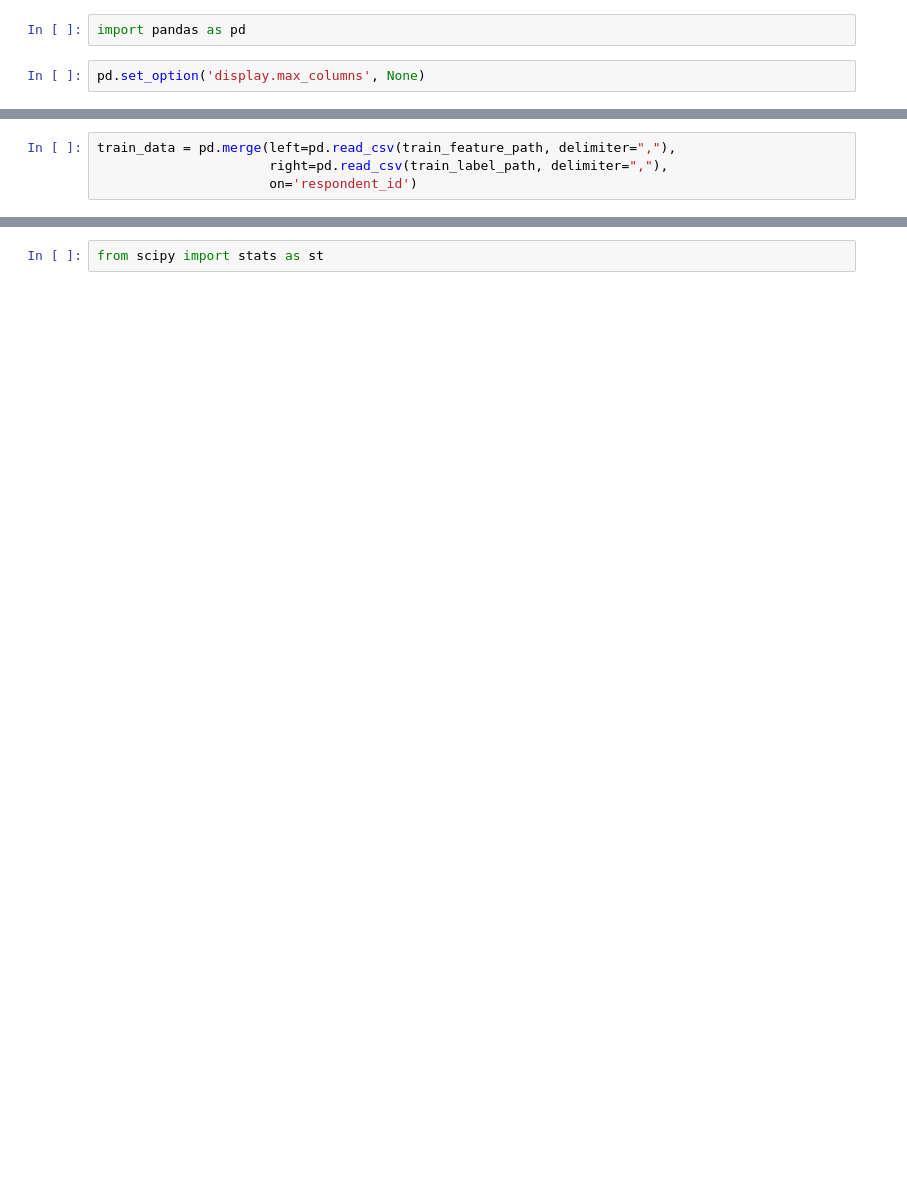
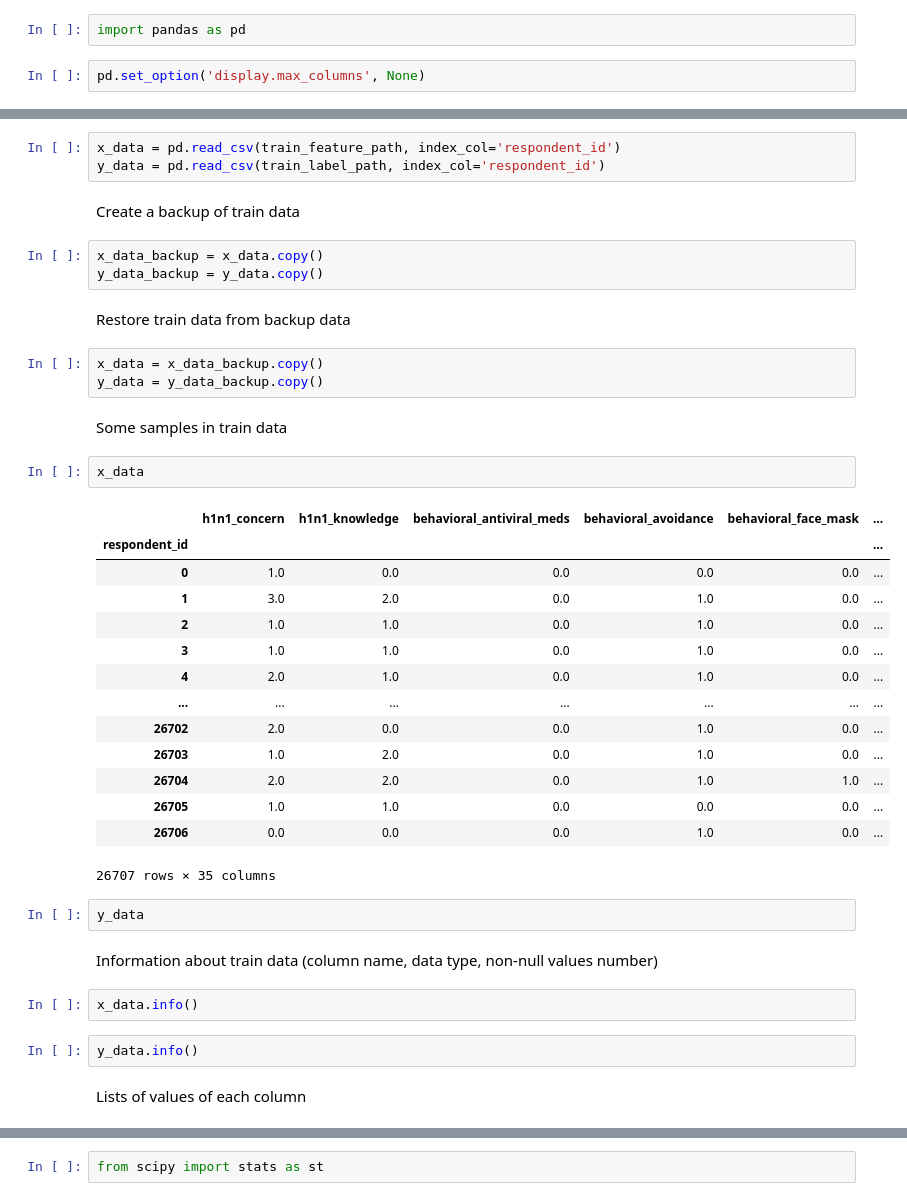
Before and after one commit to PamumanTan/flu-shot-learning-predict-h1n1-and-seasonal-flu-vaccines, a Jupyter notebook: main.ipynb, the cells around one changed output, grey strips where cells are left out. Cells and saved outputs as stored; diff of their text form; blank space fills up the shorter version.

```diff
--- a/main.ipynb
+++ b/main.ipynb
@@ -9,4 +16,42 @@ test_path = "./Dataset/test_set_features.csv"
 # %%
-train_data = pd.merge(left=pd.read_csv(train_feature_path, delimiter=","),
-                      right=pd.read_csv(train_label_path, delimiter=","),
-                      on='respondent_id')
+x_data = pd.read_csv(train_feature_path, index_col='respondent_id')
+y_data = pd.read_csv(train_label_path, index_col='respondent_id')
+# %% [markdown]
+Create a backup of train data
+# %%
+x_data_backup = x_data.copy()
+y_data_backup = y_data.copy()
+# %% [markdown]
+Restore train data from backup data
+# %%
+x_data = x_data_backup.copy()
+y_data = y_data_backup.copy()
+# %% [markdown]
+Some samples in train data
+# %%
+x_data
+# %% [output]
+|  | h1n1_concern | h1n1_knowledge | behavioral_antiviral_meds | behavioral_avoidance | behavioral_face_mask | ... |
+| respondent_id |  |  |  |  |  | ... |
+| 0 | 1.0 | 0.0 | 0.0 | 0.0 | 0.0 | ... |
+| 1 | 3.0 | 2.0 | 0.0 | 1.0 | 0.0 | ... |
+| 2 | 1.0 | 1.0 | 0.0 | 1.0 | 0.0 | ... |
+| 3 | 1.0 | 1.0 | 0.0 | 1.0 | 0.0 | ... |
+| 4 | 2.0 | 1.0 | 0.0 | 1.0 | 0.0 | ... |
+| ... | ... | ... | ... | ... | ... | ... |
+| 26702 | 2.0 | 0.0 | 0.0 | 1.0 | 0.0 | ... |
+| 26703 | 1.0 | 2.0 | 0.0 | 1.0 | 0.0 | ... |
+| 26704 | 2.0 | 2.0 | 0.0 | 1.0 | 1.0 | ... |
+| 26705 | 1.0 | 1.0 | 0.0 | 0.0 | 0.0 | ... |
+| 26706 | 0.0 | 0.0 | 0.0 | 1.0 | 0.0 | ... |
+26707 rows × 35 columns
+# %%
+y_data
+# %% [markdown]
+Information about train data (column name, data type, non-null values number)
+# %%
+x_data.info()
+# %%
+y_data.info()
+# %% [markdown]
+Lists of values of each column
```
Also changed, not shown: parts of 94 cells of this notebook, 1 other file.
